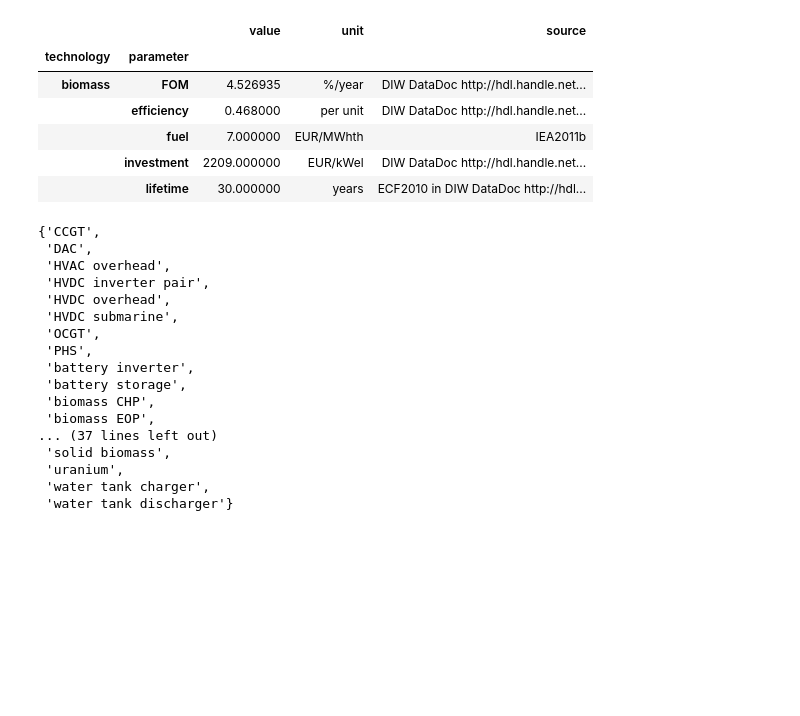
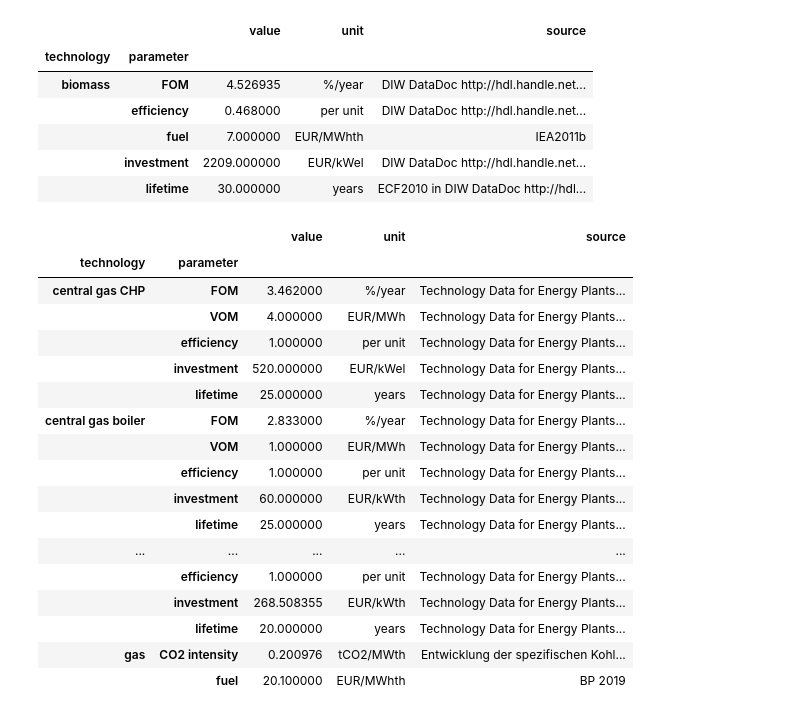
Before and after one commit to martavp/pypsa-eur-sec-30-path, a Jupyter notebook: paper_graphics/data/costs/compile_cost_assumptions.ipynb, the cells around one changed output. Saved outputs shown, nothing was run; the diff lists cells and outputs as text; code cells hidden in the pictures; blank space fills up the shorter version.

Commit message:
Add emission factors for fossil fuels.

```diff
--- a/paper_graphics/data/costs/compile_cost_assumptions.ipynb
+++ b/paper_graphics/data/costs/compile_cost_assumptions.ipynb
@@ -442,6 +442,8 @@ for year in years:
 
     costs.loc[('coal','fuel'),'value'] = 8.15
     costs.loc[('coal','fuel'),'source'] = 'BP 2019'
+    costs.loc[('gas','fuel'),'value'] = 20.1
+    costs.loc[('gas','fuel'),'source'] = 'BP 2019'
 
     costs.loc[('coal','lifetime'),'value'] = 40
     costs.loc[('coal','lifetime'),'source'] = source_Lazards
@@ -465,6 +467,17 @@ for year in years:
     costs.loc[('lignite','lifetime'),'value'] = 40
     costs.loc[('lignite','lifetime'),'source'] = source_Lazards
 
+    # CO2 intensity
+    TJ_to_MWh = 277.78
+    costs.loc[('gas','CO2 intensity'),'value'] = 55827/1e3/TJ_to_MWh #Erdgas
+    costs.loc[('coal','CO2 intensity'),'value'] = 93369/1e3/TJ_to_MWh #Steinkohle
+    costs.loc[('lignite','CO2 intensity'),'value'] = 113031/1e3/TJ_to_MWh #Rohbraunkohle Rheinland
+    costs.loc[('oil','CO2 intensity'),'value'] = 74020/1e3/TJ_to_MWh #Heizöl, leicht
+    costs.loc[('gas','CO2 intensity'),'source'] = 'Entwicklung der spezifischen Kohlendioxid-Emissionen des deutschen Strommix in den Jahren 1990 - 2018'
+    costs.loc[('coal','CO2 intensity'),'source'] = 'Entwicklung der spezifischen Kohlendioxid-Emissionen des deutschen Strommix in den Jahren 1990 - 2018'
+    costs.loc[('lignite','CO2 intensity'),'source'] = 'Entwicklung der spezifischen Kohlendioxid-Emissionen des deutschen Strommix in den Jahren 1990 - 2018'
+    costs.loc[('oil','CO2 intensity'),'source'] = 'Entwicklung der spezifischen Kohlendioxid-Emissionen des deutschen Strommix in den Jahren 1990 - 2018'
+
     # replace unit with value of 0 to a proper unit
     costs.unit.values[costs.unit.isna()] = (costs.index.get_level_values(1)[costs.unit.isna()]).map(unit_to_replace)
     costs.loc[('hydrogen storage tank','investment'),'unit'] = 'EUR/kWh'
@@ -496,23 +509,24 @@ pd.read_csv('inputs/costs_PyPSA.csv', index_col=list(range(2))).sort_index().fil
 |  | fuel | 7.000000 | EUR/MWhth | IEA2011b |
 |  | investment | 2209.000000 | EUR/kWel | DIW DataDoc http://hdl.handle.net... |
 |  | lifetime | 30.000000 | years | ECF2010 in DIW DataDoc http://hdl... |
-# %%
-set(costs.index.get_level_values(0))
-# %% [output]
-{'CCGT',
- 'DAC',
- 'HVAC overhead',
- 'HVDC inverter pair',
- 'HVDC overhead',
- 'HVDC submarine',
- 'OCGT',
- 'PHS',
- 'battery inverter',
- 'battery storage',
- 'biomass CHP',
- 'biomass EOP',
-... (37 lines left out)
- 'solid biomass',
- 'uranium',
- 'water tank charger',
- 'water tank discharger'}
+# %%
+costs.filter(like='gas',axis=0)
+# %% [output]
+|  |  | value | unit | source |
+| technology | parameter |  |  |  |
+| central gas CHP | FOM | 3.462000 | %/year | Technology Data for Energy Plants... |
+|  | VOM | 4.000000 | EUR/MWh | Technology Data for Energy Plants... |
+|  | efficiency | 1.000000 | per unit | Technology Data for Energy Plants... |
+|  | investment | 520.000000 | EUR/kWel | Technology Data for Energy Plants... |
+|  | lifetime | 25.000000 | years | Technology Data for Energy Plants... |
+| central gas boiler | FOM | 2.833000 | %/year | Technology Data for Energy Plants... |
+|  | VOM | 1.000000 | EUR/MWh | Technology Data for Energy Plants... |
+|  | efficiency | 1.000000 | per unit | Technology Data for Energy Plants... |
+|  | investment | 60.000000 | EUR/kWth | Technology Data for Energy Plants... |
+|  | lifetime | 25.000000 | years | Technology Data for Energy Plants... |
+| ... | ... | ... | ... | ... |
+|  | efficiency | 1.000000 | per unit | Technology Data for Energy Plants... |
+|  | investment | 268.508355 | EUR/kWth | Technology Data for Energy Plants... |
+|  | lifetime | 20.000000 | years | Technology Data for Energy Plants... |
+| gas | CO2 intensity | 0.200976 | tCO2/MWth | Entwicklung der spezifischen Kohl... |
+|  | fuel | 20.100000 | EUR/MWhth | BP 2019 |
```
Also changed, not shown: 8 other files.
